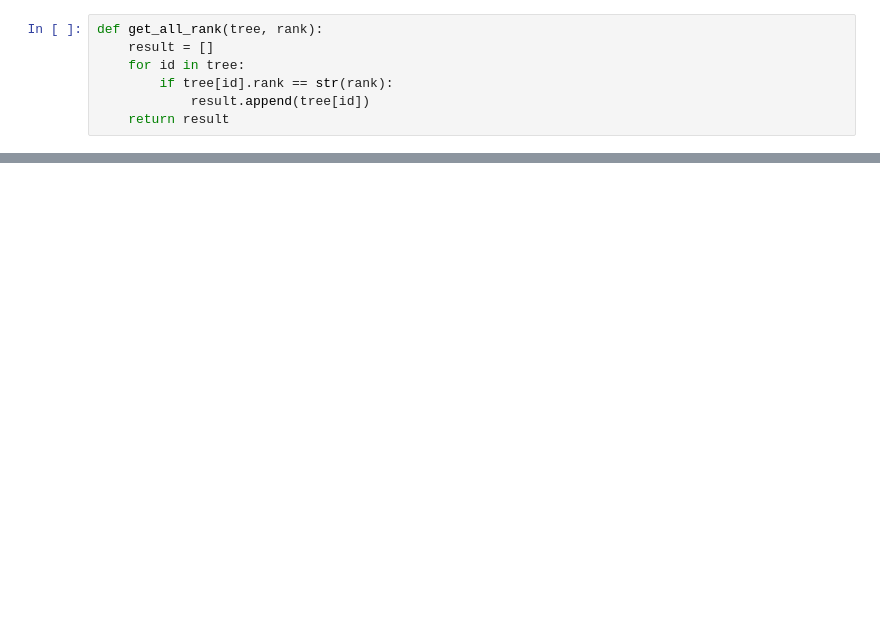
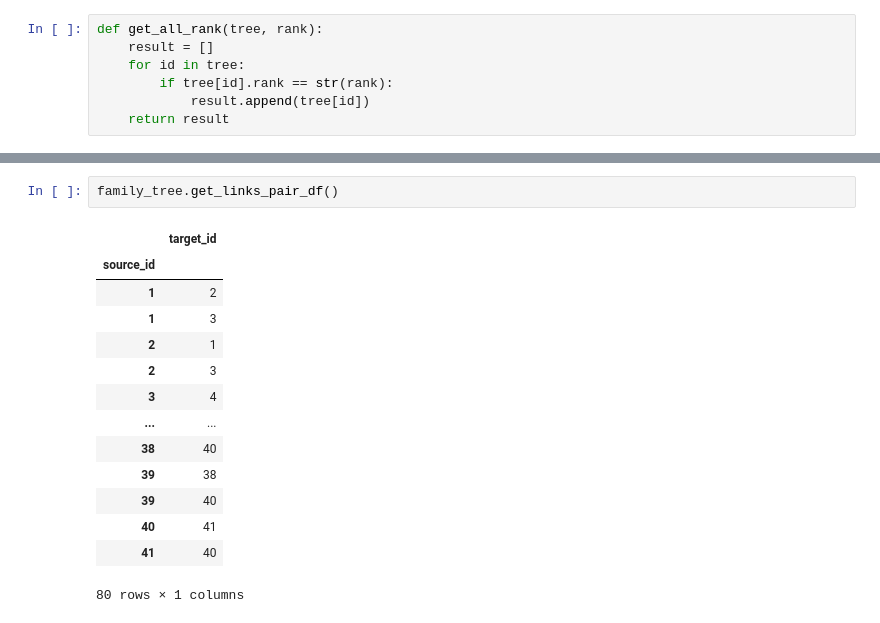
Before and after one commit to grushanina/json_parser, a Jupyter notebook: family_tree.ipynb, the cells around one changed output, grey strips where cells are left out. Drawn from its saved outputs; the diff is of its cells as text; blank space fills up the shorter version.

```diff
--- a/family_tree.ipynb
+++ b/family_tree.ipynb
@@ -105,0 +215,17 @@ family_tree.tree
+# %%
+family_tree.get_links_pair_df()
+# %% [output]
+|  | target_id |
+| source_id |  |
+| 1 | 2 |
+| 1 | 3 |
+| 2 | 1 |
+| 2 | 3 |
+| 3 | 4 |
+| ... | ... |
+| 38 | 40 |
+| 39 | 38 |
+| 39 | 40 |
+| 40 | 41 |
+| 41 | 40 |
+80 rows × 1 columns
```
Also changed, not shown: parts of 6 cells of this notebook.
